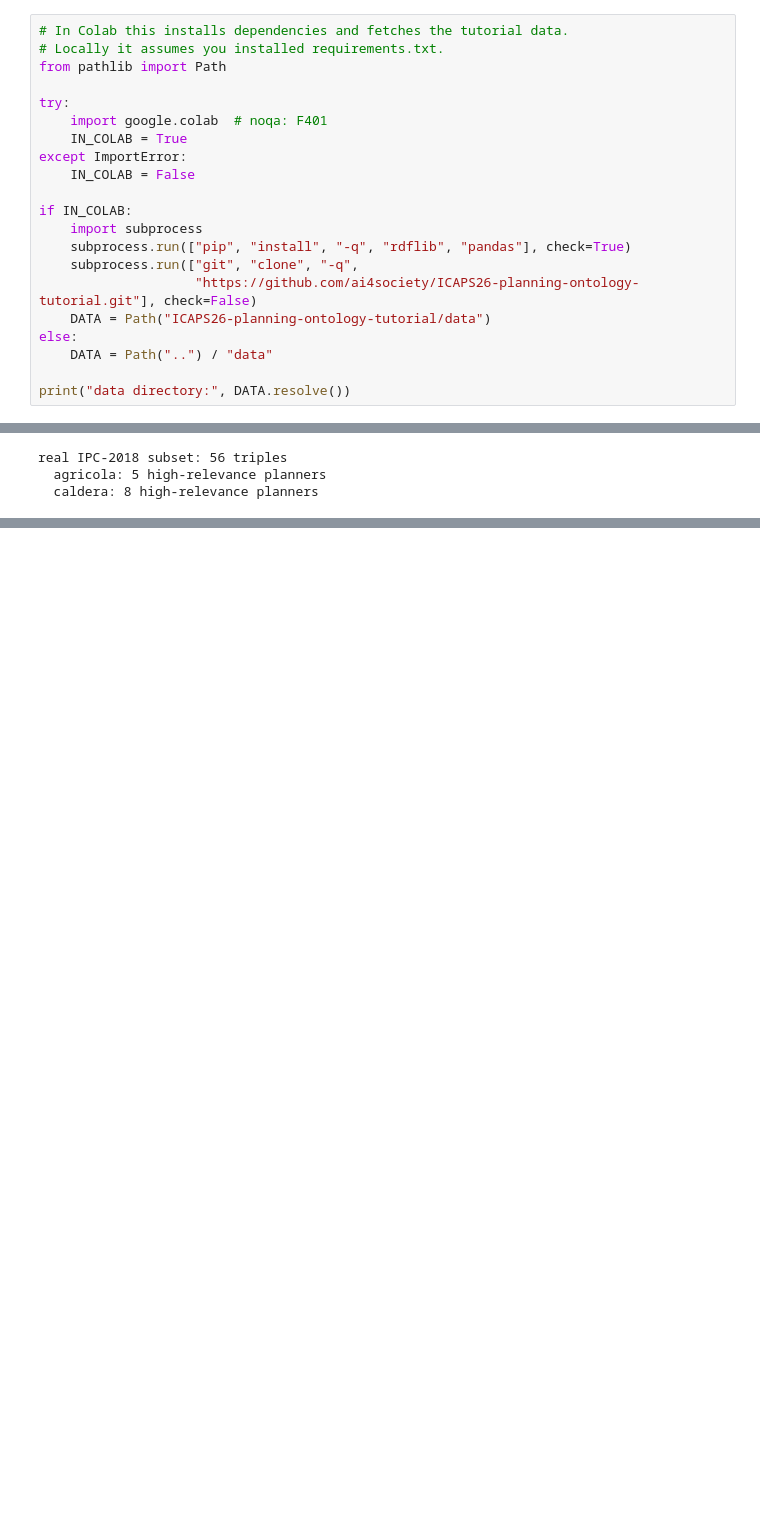
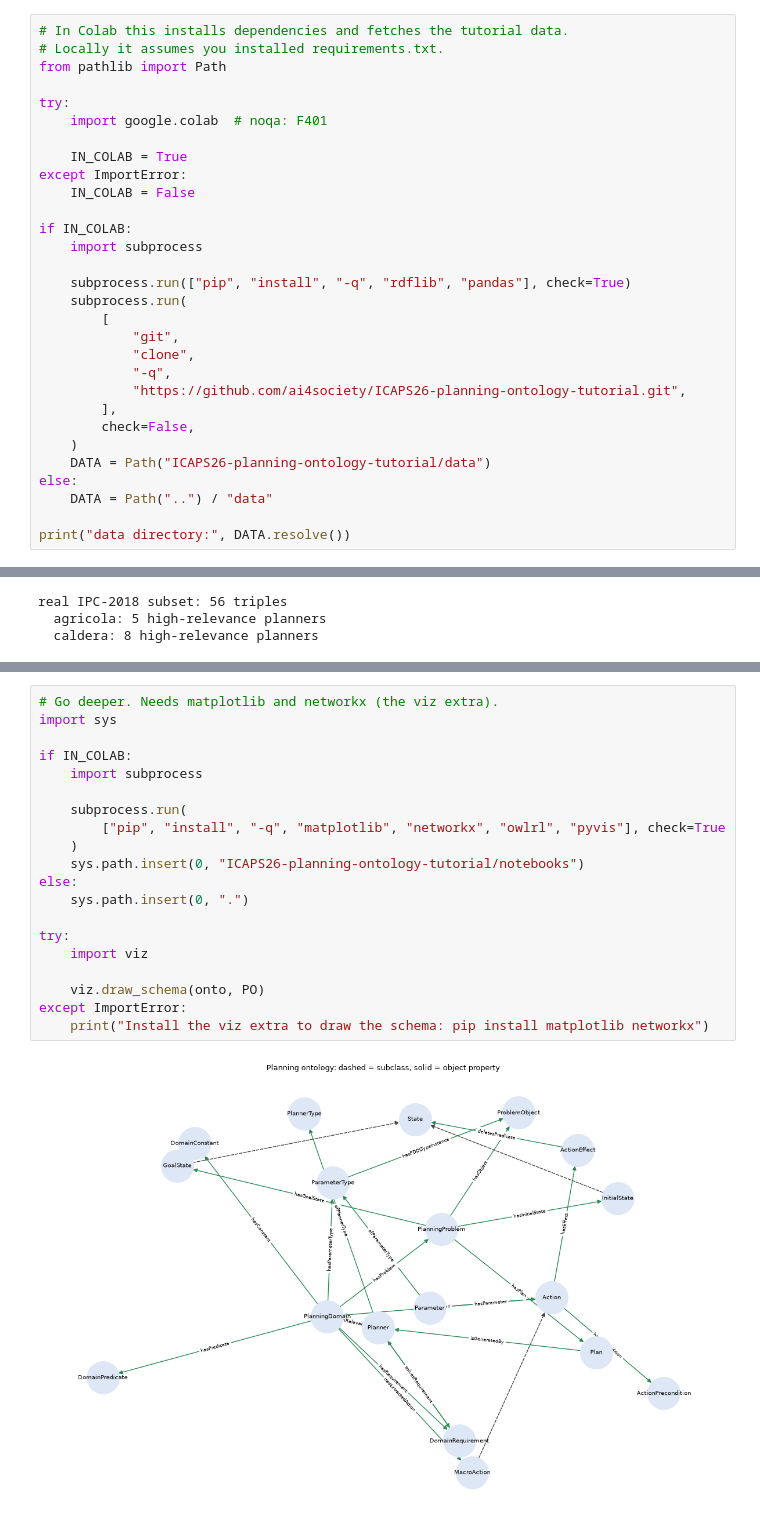
Before and after one commit to ai4society/ICAPS26-planning-ontology-tutorial, a Jupyter notebook: notebooks/01_ontology_and_kg.ipynb, the cells around one changed output, grey strips where cells are left out. Cells and saved outputs as stored; diff of their text form; blank space fills up the shorter version.

Commit message:
feat(notebooks): 01 foundations

```diff
--- a/notebooks/01_ontology_and_kg.ipynb
+++ b/notebooks/01_ontology_and_kg.ipynb
@@ -29,15 +29,24 @@ from pathlib import Path
 
 try:
     import google.colab  # noqa: F401
+
     IN_COLAB = True
 except ImportError:
     IN_COLAB = False
 
 if IN_COLAB:
     import subprocess
+
     subprocess.run(["pip", "install", "-q", "rdflib", "pandas"], check=True)
-    subprocess.run(["git", "clone", "-q",
-                    "https://github.com/ai4society/ICAPS26-planning-ontology-tutorial.git"], check=False)
+    subprocess.run(
+        [
+            "git",
+            "clone",
+            "-q",
+            "https://github.com/ai4society/ICAPS26-planning-ontology-tutorial.git",
+        ],
+        check=False,
+    )
     DATA = Path("ICAPS26-planning-ontology-tutorial/data")
 else:
     DATA = Path("..") / "data"
@@ -292,0 +341,22 @@ real IPC-2018 subset: 56 triples
+# %%
+# Go deeper. Needs matplotlib and networkx (the viz extra).
+import sys
+
+if IN_COLAB:
+    import subprocess
+
+    subprocess.run(
+        ["pip", "install", "-q", "matplotlib", "networkx", "owlrl", "pyvis"], check=True
+    )
+    sys.path.insert(0, "ICAPS26-planning-ontology-tutorial/notebooks")
+else:
+    sys.path.insert(0, ".")
+
+try:
+    import viz
+
+    viz.draw_schema(onto, PO)
+except ImportError:
+    print("Install the viz extra to draw the schema: pip install matplotlib networkx")
+# %% [output]
+[figure, added]
```
Also changed, not shown: parts of 14 cells of this notebook.
